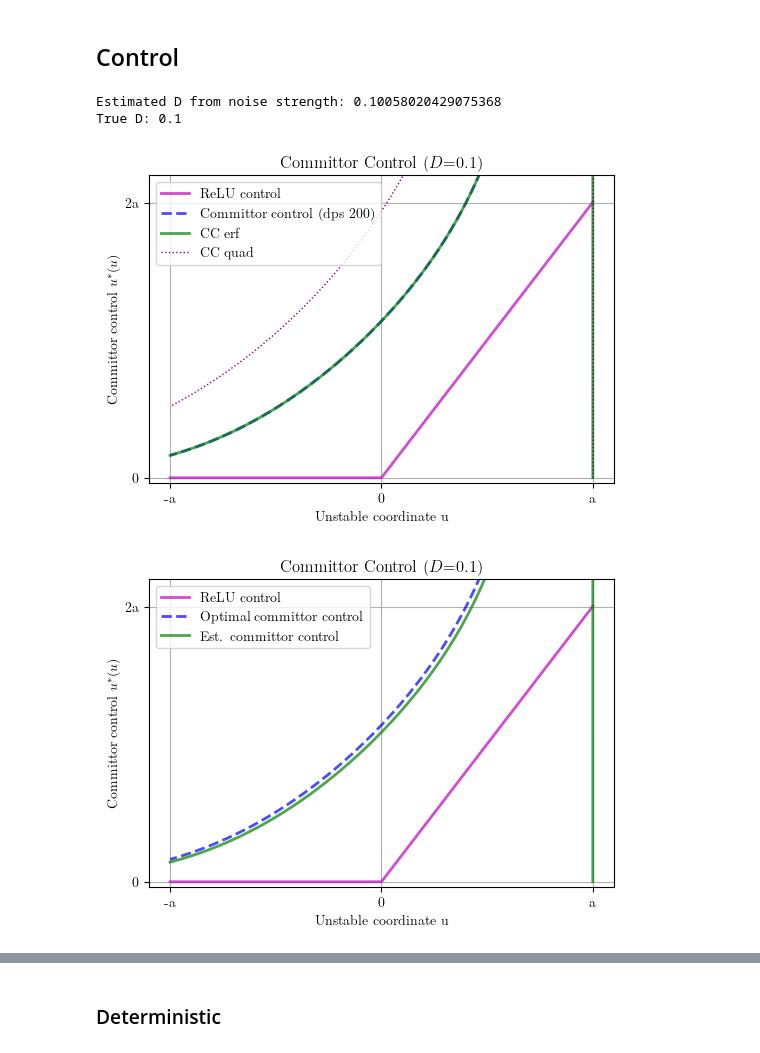
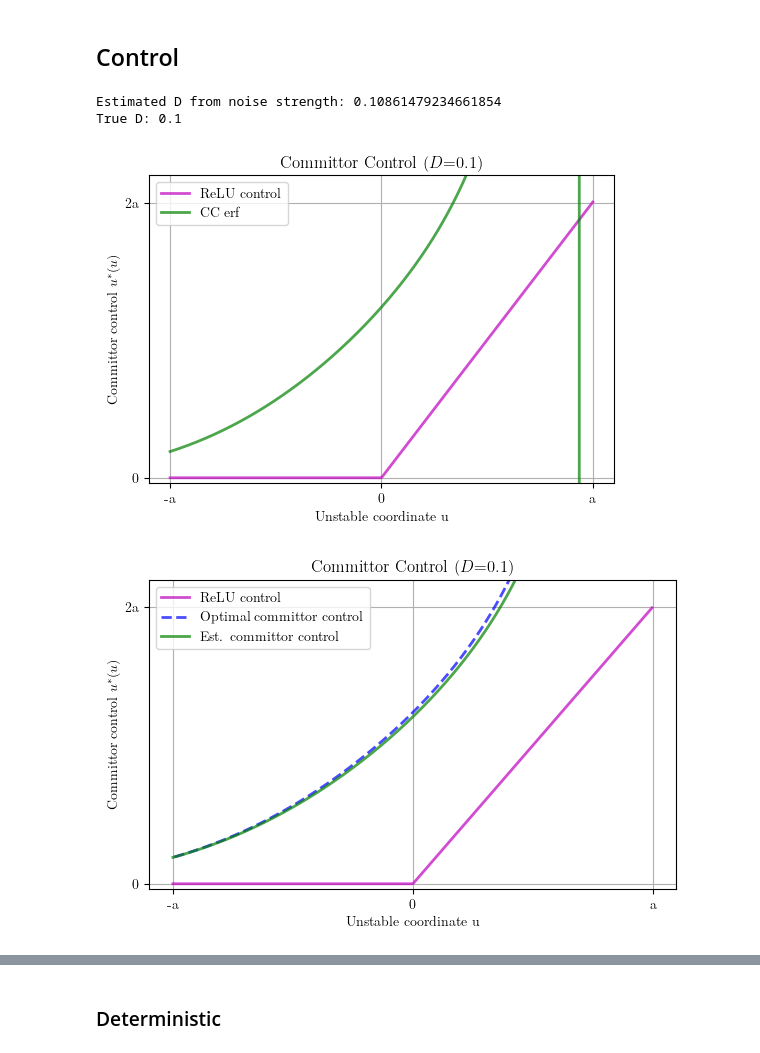
Before and after one commit to Asagodi/committor_control, a Jupyter notebook: estimation_test.ipynb, the cells around one changed output, grey strips where cells are left out. Saved outputs shown, nothing was run; the diff lists cells and outputs as text; code cells hidden in the pictures.

```diff
--- a/estimation_test.ipynb
+++ b/estimation_test.ipynb
@@ -317,8 +1292,8 @@ _ = simulate_and_plot_shifted(
 drift_func = double_well_drift_curved
 
 # Parameters
-n_trajs = 200
-T = 10 * 10
+n_trajs = 2000
+T = 50
 dt = 0.01
 dim = 2
 D = 0.1
@@ -328,7 +1303,9 @@ noise_std = D_to_noise_std(D)
 eta_e = 0.01  #0.01
 gamma = 0.9995  #0.9995
 tracking_method = "ema"
-if tracking_method == "ema":
+if tracking_method == "offline":
+    tracker = OfflineVARTracker(dim, eta_e=eta_e)
+elif tracking_method == "ema":
     tracker = ExponentialCovarianceTracker(dim, gamma=gamma, eta_e=eta_e, store_history=True)
 elif tracking_method == "online":
     eta_M = 0.0005
@@ -338,13 +1315,14 @@ elif tracking_method == "online":
 else:
     raise ValueError("tracking_method must be 'offline' or 'online'")
 
-seed = 110
+seed = 0
 all_X_uncontrolled = tracker.train(
     drift_func=drift_func, n_trajs=n_trajs,
     T=T, dt=dt,
     D=D, seed=seed,
-    x_shift=x_shift, y_shift=y_shift)
-X = all_X_uncontrolled[-1]
+    x_shift=x_shift, y_shift=y_shift),
+    # n_traj_cov=250)
+X = all_X_uncontrolled[-1][0]
 # %%
 every_t = 1
 tracker.pred_history = np.array(tracker.pred_history)[::every_t]
@@ -954,6 +1559,8 @@ D_true = D
 print("True D:", D_true)
 r = tracker.lambda_history[-1] / (2*D)
 
+offset = np.dot(x_star_hats[-1] - x_star, tracker.lu_history[-1])  # project error onto estimated unstable direction
+
 u_vals = np.linspace(-a, a, 500)
 
 # Committor function using erf
@@ -964,25 +1571,25 @@ q_prime = np.sqrt(2*r/np.pi) * np.exp(-0.5 * r * u_vals**2) / (erf(sqrt_r2 * a)
 # Committor control u* = 2 D q'/q
 u_star_erf_2 = 4 * D * q_prime / np.maximum(q_vals, 1e-12)  # avoid division by zero
 
-u_star_erf = committor_control_erf(u_vals, lambda_u=tracker.lambda_history[-1], D=D, a=a)
+u_star_erf = committor_control_erf(u_vals-offset, lambda_u=tracker.lambda_history[-1], D=D, a=a)
 
-u_star_quad = committor_control_quad_1d(u_vals, a=a, lambda_u=tracker.lambda_history[-1], D=D)
+#u_star_quad = committor_control_quad_1d(u_vals, a=a, lambda_u=tracker.lambda_history[-1], D=D)
 
 dps = 200
-u_star_hp = high_precision_control(u_vals, a=a, r=r, D=D, precision=dps)
+#u_star_hp = high_precision_control(u_vals, a=a, r=r, D=D, precision=dps)
 
 u_relu = -relu_control_1d(-u_vals, lambda_u=tracker.lambda_history[-1])
 # %% [output]
-Estimated D from noise strength: 0.10058020429075368
+Estimated D from noise strength: 0.10861479234661854
 True D: 0.1
 # %%
 # Plot
 plt.figure(figsize=(6,4))
 plt.plot(-u_vals, u_relu, 'm', lw=2, label='ReLU control', alpha=0.7)
-plt.plot(-u_vals, u_star_hp, '--', color='b', lw=2, label=f'Committor control (dps {dps})', alpha=0.7) #decimal places of significant digits
+#plt.plot(-u_vals, u_star_hp, '--', color='b', lw=2, label=f'Committor control (dps {dps})', alpha=0.7) #decimal places of significant digits
 plt.plot(-u_vals, u_star_erf, 'g', lw=2, label='CC erf', alpha=0.7)
 #plt.plot(u_vals, u_star_erf_2, 'r--', lw=1, label='CC erf 2', alpha=0.7)
-plt.plot(-u_vals, u_star_quad, ':', color='purple', lw=1, label='CC quad', alpha=1)
+#plt.plot(-u_vals, u_star_quad, ':', color='purple', lw=1, label='CC quad', alpha=1)
 
 #plt.axhline(0, color='k', lw=0.8)
 #plt.axvline(-a, color='r', ls='--', label='Absorbing A')
@@ -997,26 +1604,24 @@ plt.legend()
 plt.grid(True)
 plt.show()
 # %% [output]
-[figure, old version]
+[figure, new version]
 # %%
-#D_est = noise_strength_to_D(tracker.noise_strength, dt, dim)
-#r = tracker.lambda_history[-1] / (2*D_est)
-#u_star_hp_est = high_precision_control(u_vals, a=a, r=r, D=D_est, precision=dps)
-
 u_star_erf_est = np.array([committor_control_erf_scalar(u_v, lambda_u=tracker.lambda_history[-1], D=D_est, a=.5) for u_v in u_vals])
 
 plt.figure(figsize=(6,4))
-plt.plot(-u_vals, u_relu, 'm', lw=2, label='ReLU control', alpha=0.7)
-plt.plot(-u_vals, u_star_hp, '--', color='b', lw=2, label=f'Optimal committor control', alpha=0.7)
-plt.plot(-u_vals, u_star_erf_est, 'g', lw=2, label=f'Est. committor control', alpha=0.7)
+plt.plot(-u_vals[1:], u_relu[1:], 'm', lw=2, label='ReLU control', alpha=0.7)
+plt.plot(-u_vals[105:], u_star_erf[105:], '--', color='b', lw=2, label=f'Optimal committor control', alpha=0.7)
+plt.plot(-u_vals[1:], u_star_erf_est[1:], 'g', lw=2, label=f'Est. committor control', alpha=0.7)
 plt.ylim([-0.02, 2*a + 0.1])
 plt.xticks([-a, 0, a], ['-a', '0', 'a'])
 plt.yticks([0, 2*a], ['0', '2a'])
 plt.xlabel("Unstable coordinate u")
 plt.ylabel("Committor control $u^*(u)$")
 plt.title(f"Committor Control ($D$={D})")
 plt.legend()
 plt.grid(True)
+plt.tight_layout()
+plt.savefig(f"figures/committor_control_comparison_D{D}_ntraj{n_trajs}_T{T}_{tracking_method}_etae{eta_e}_rs{seed}.pdf", dpi=300)
 plt.show()
 # %% [output]
-[figure, old version]
+[figure, new version]
```
Also changed, not shown: parts of 42 cells of this notebook.
